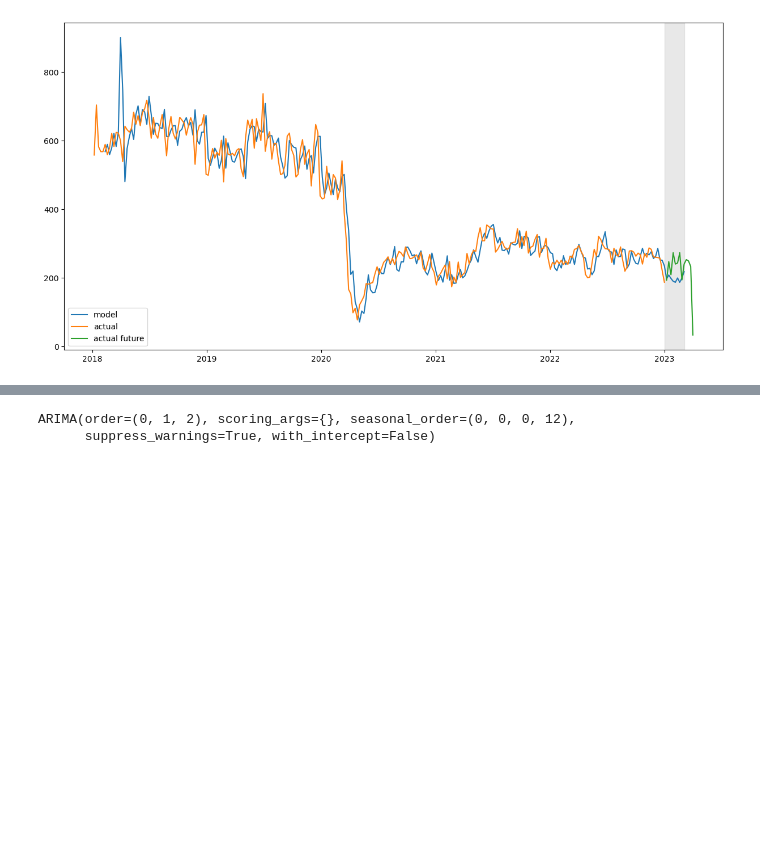
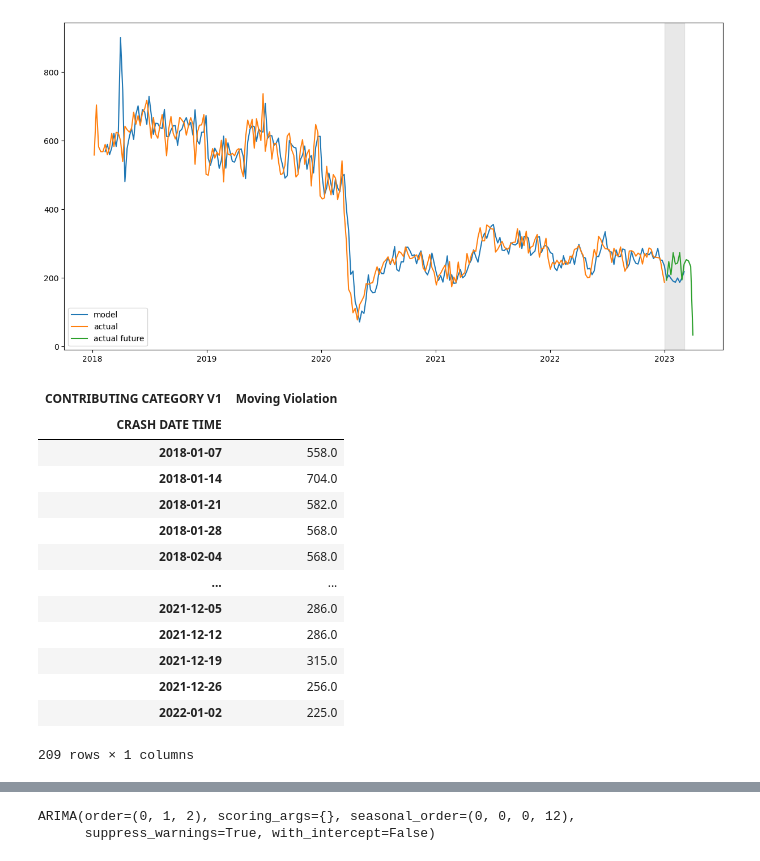
Before and after one commit to anniezhengaz/Capstone-NYC-Collisions, a Jupyter notebook: TimesSeries_Modeling2.ipynb, the cells around one changed output, grey strips where cells are left out. Drawn from its saved outputs; the diff is of its cells as text; code cells hidden in the pictures; blank space fills up the shorter version.

```diff
--- a/TimesSeries_Modeling2.ipynb
+++ b/TimesSeries_Modeling2.ipynb
@@ -733,3 +733,20 @@ plt.legend()
 plt.show()
 # %% [output]
 [figure]
+# %%
+train
+# %% [output]
+| CONTRIBUTING CATEGORY V1 | Moving Violation |
+| CRASH DATE TIME |  |
+| 2018-01-07 | 558.0 |
+| 2018-01-14 | 704.0 |
+| 2018-01-21 | 582.0 |
+| 2018-01-28 | 568.0 |
+| 2018-02-04 | 568.0 |
+| ... | ... |
+| 2021-12-05 | 286.0 |
+| 2021-12-12 | 286.0 |
+| 2021-12-19 | 315.0 |
+| 2021-12-26 | 256.0 |
+| 2022-01-02 | 225.0 |
+209 rows × 1 columns
```
Also changed, not shown: parts of 4 cells of this notebook.
